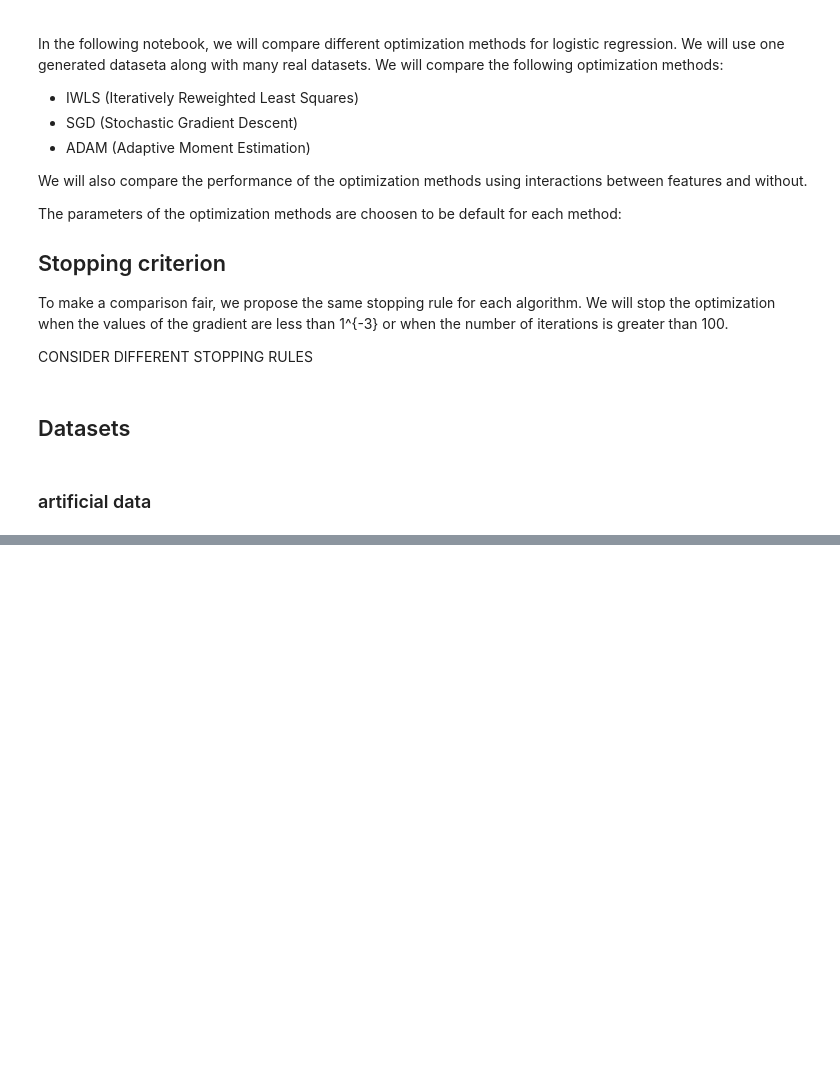
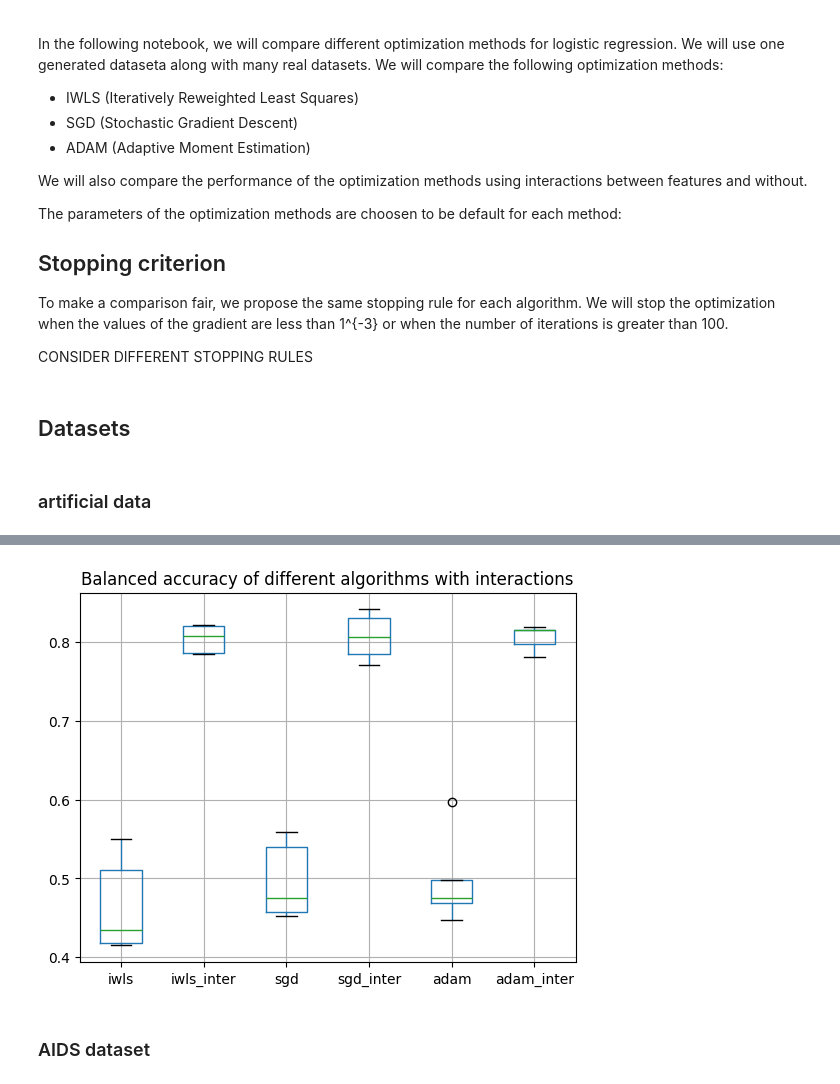
Before and after one commit to Fersoil/logistic_regression, a Jupyter notebook: real_data_experiments.ipynb, the cells around one changed output, grey strips where cells are left out. Saved outputs shown, nothing was run; the diff lists cells and outputs as text; code cells hidden in the pictures; blank space fills up the shorter version.

```diff
--- a/real_data_experiments.ipynb
+++ b/real_data_experiments.ipynb
@@ -101,0 +127,2 @@ df.boxplot()
+# %%
+df = compare_methods(X, y, interaction = True)
@@ -102,3 +147,11 @@ df.boxplot()
+# %%
+df.boxplot()
+plt.title("Balanced accuracy of different algorithms with interactions")
+plt.show()
+# %% [output]
+[figure, added]
+# %% [markdown]
+### AIDS dataset
 # %%
 aids = pd.read_csv('data/aids.csv')
 
```
Also changed, not shown: parts of 19 cells of this notebook, 6 other files.
